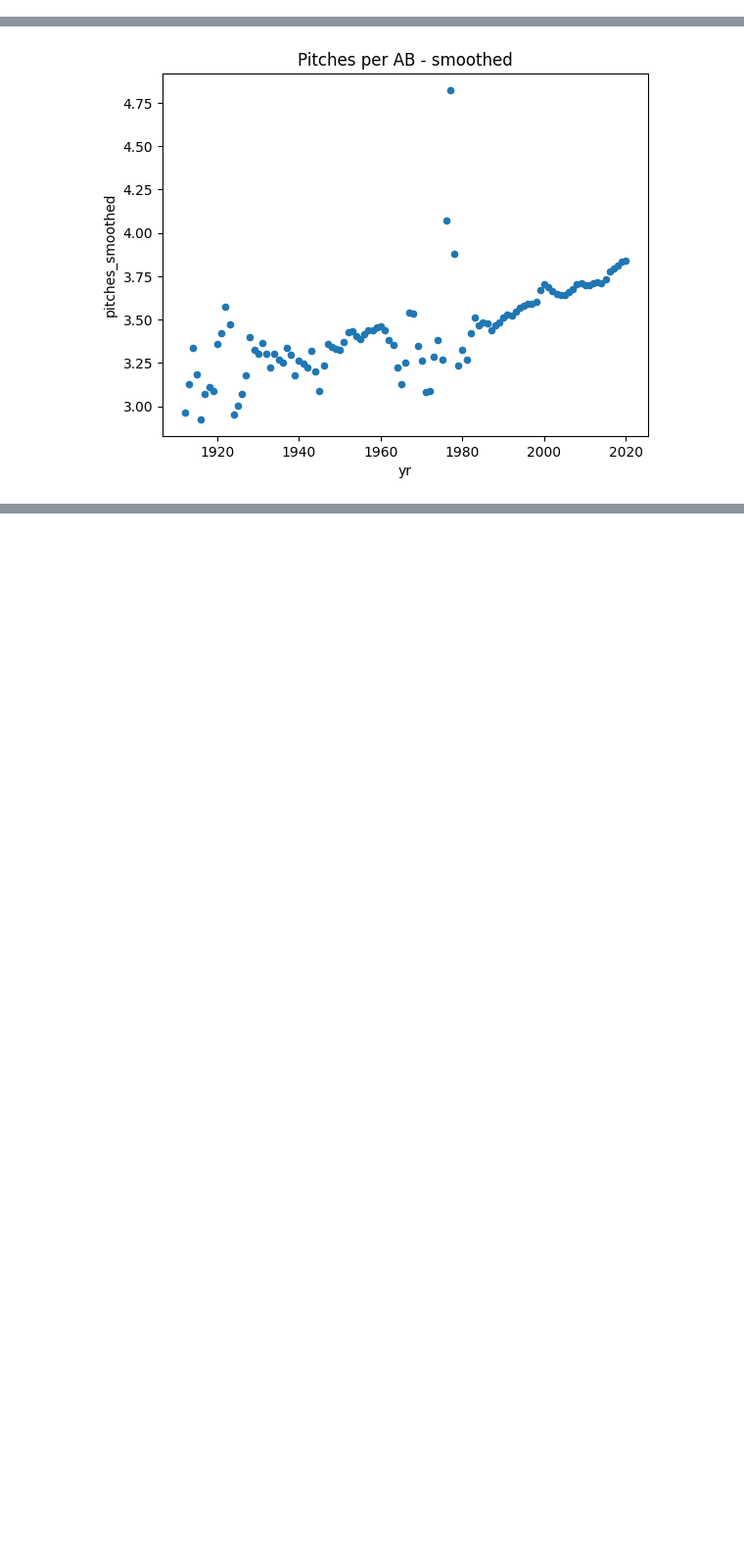
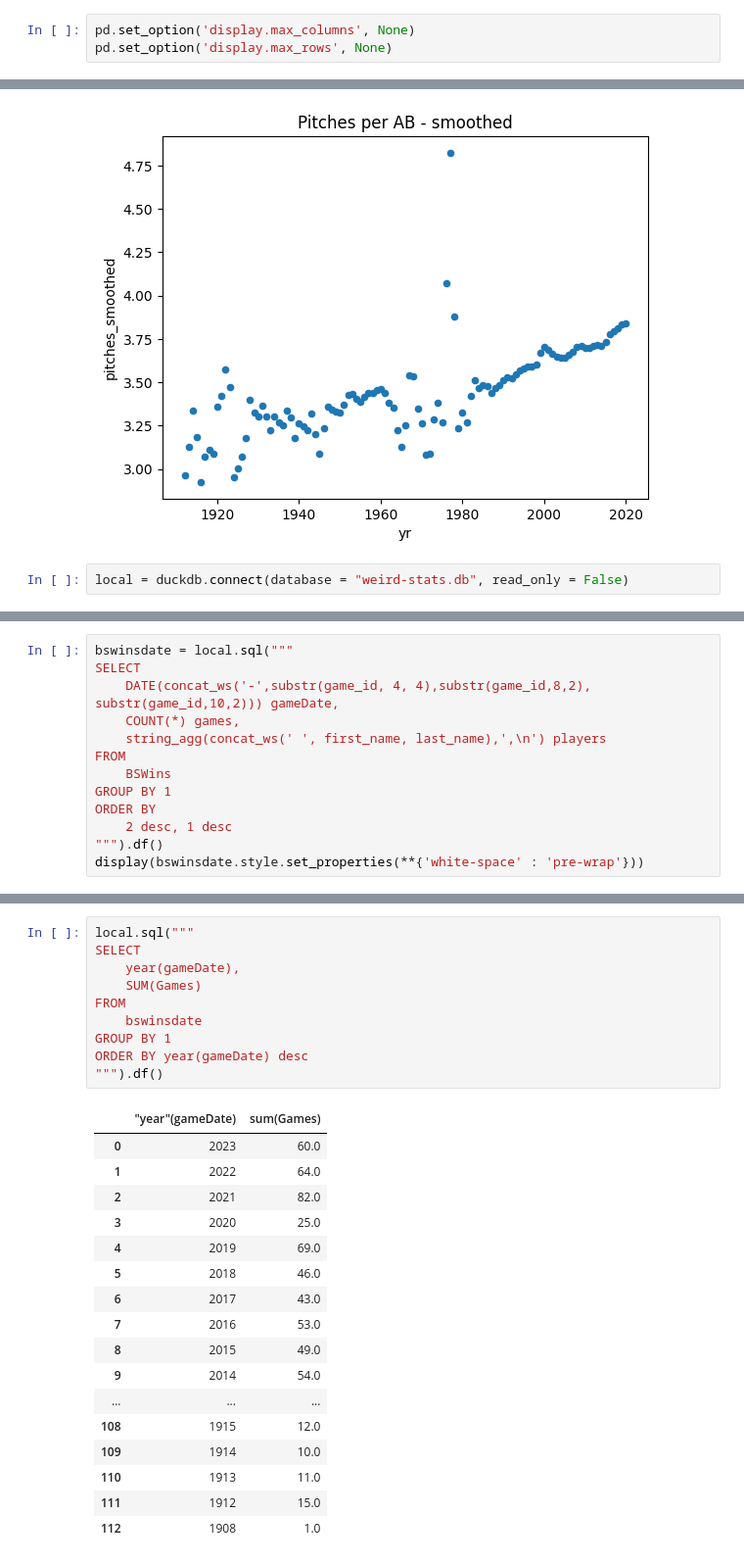
Before and after one commit to HeyAEE/weird-stats, a Jupyter notebook: graphing.ipynb, the cells around one changed output, grey strips where cells are left out. Shown at 98% size. Cells and saved outputs as stored; diff of their text form; blank space fills up the shorter version.

Commit message:
Source code for BSWins statistic and rally analysis

```diff
--- a/graphing.ipynb
+++ b/graphing.ipynb
@@ -153,0 +161,3 @@ df
+# %%
+pd.set_option('display.max_columns', None)
+pd.set_option('display.max_rows', None)
@@ -163,3 +193,5 @@ df.plot.scatter(x="yr", y="pitches_smoothed", title="Pitches per AB - smoothed")
 <Axes: title={'center': 'Pitches per AB - smoothed'}, xlabel='yr', ylabel='pitches_smoothed'>
 [figure]
 [figure]
+# %%
+local = duckdb.connect(database = "weird-stats.db", read_only = False)
@@ -165,0 +257,13 @@ df.plot.scatter(x="yr", y="pitches_smoothed", title="Pitches per AB - smoothed")
+# %%
+bswinsdate = local.sql("""
+SELECT
+    DATE(concat_ws('-',substr(game_id, 4, 4),substr(game_id,8,2), substr(game_id,10,2))) gameDate,
+    COUNT(*) games,
+    string_agg(concat_ws(' ', first_name, last_name),',\n') players
+FROM
+    BSWins
+GROUP BY 1
+ORDER BY
+    2 desc, 1 desc
+""").df()
+display(bswinsdate.style.set_properties(**{'white-space' : 'pre-wrap'}))
@@ -165,0 +272,28 @@ df.plot.scatter(x="yr", y="pitches_smoothed", title="Pitches per AB - smoothed")
+# %%
+local.sql("""
+SELECT
+    year(gameDate),
+    SUM(Games)
+FROM
+    bswinsdate
+GROUP BY 1
+ORDER BY year(gameDate) desc
+""").df()
+# %% [output]
+|  | "year"(gameDate) | sum(Games) |
+| 0 | 2023 | 60.0 |
+| 1 | 2022 | 64.0 |
+| 2 | 2021 | 82.0 |
+| 3 | 2020 | 25.0 |
+| 4 | 2019 | 69.0 |
+| 5 | 2018 | 46.0 |
+| 6 | 2017 | 43.0 |
+| 7 | 2016 | 53.0 |
+| 8 | 2015 | 49.0 |
+| 9 | 2014 | 54.0 |
+| ... | ... | ... |
+| 108 | 1915 | 12.0 |
+| 109 | 1914 | 10.0 |
+| 110 | 1913 | 11.0 |
+| 111 | 1912 | 15.0 |
+| 112 | 1908 | 1.0 |
```
Also changed, not shown: parts of 10 cells of this notebook, 2 other files.
